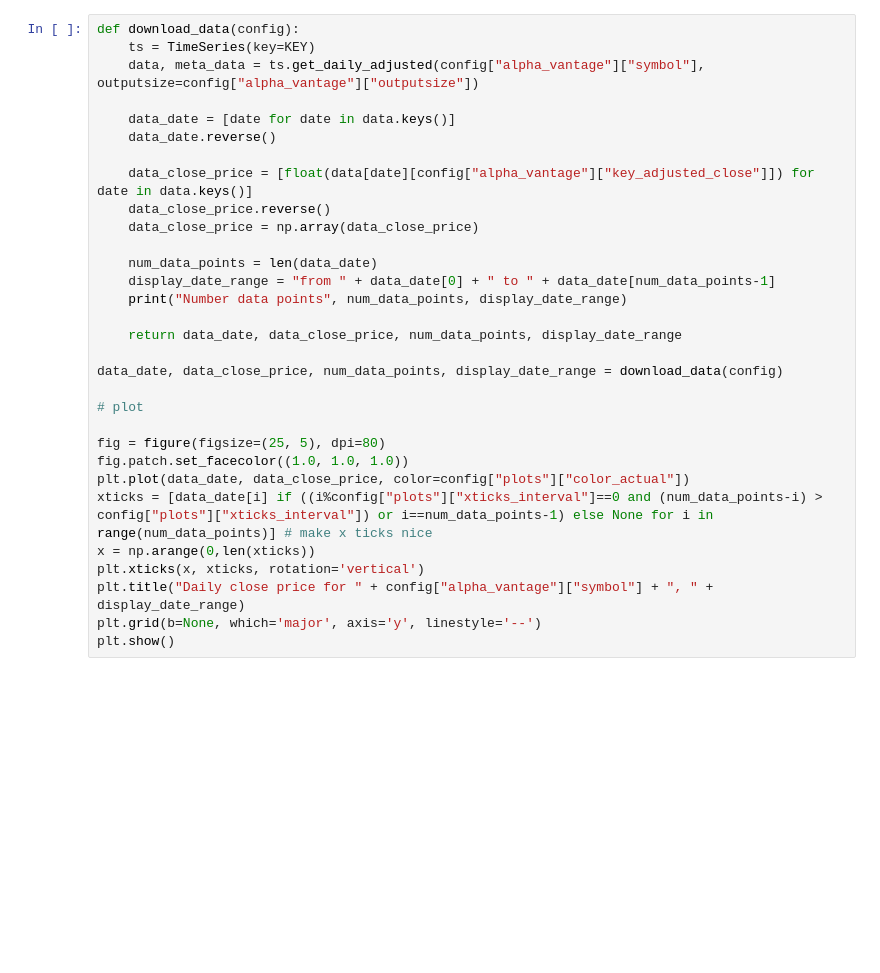
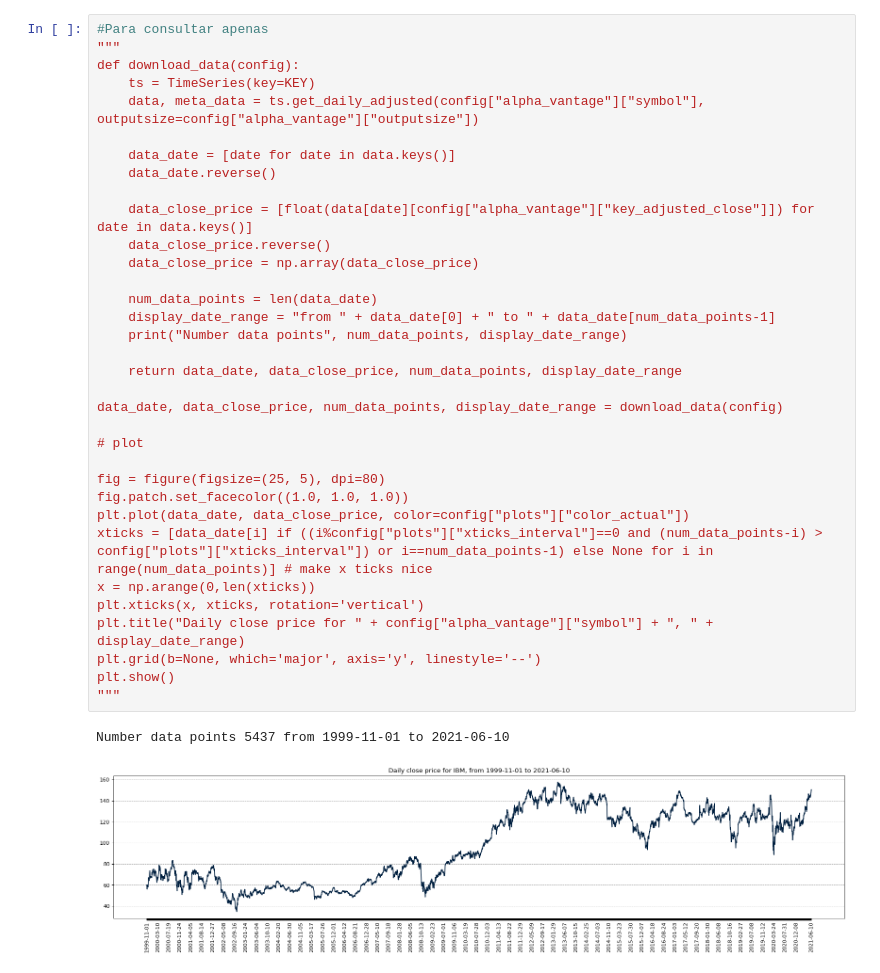
Before and after one commit to leodrivera/Cripto_Modelling, a Jupyter notebook: Cripto_Prediction.ipynb, the cells around one changed output. Drawn from its saved outputs; the diff is of its cells as text; blank space fills up the shorter version.

```diff
--- a/Cripto_Prediction.ipynb
+++ b/Cripto_Prediction.ipynb
@@ -57,31 +214,37 @@ config = {
 # %%
+#Para consultar apenas
+"""
 def download_data(config):
     ts = TimeSeries(key=KEY)
     data, meta_data = ts.get_daily_adjusted(config["alpha_vantage"]["symbol"], outputsize=config["alpha_vantage"]["outputsize"])
 
     data_date = [date for date in data.keys()]
     data_date.reverse()
 
     data_close_price = [float(data[date][config["alpha_vantage"]["key_adjusted_close"]]) for date in data.keys()]
     data_close_price.reverse()
     data_close_price = np.array(data_close_price)
 
     num_data_points = len(data_date)
     display_date_range = "from " + data_date[0] + " to " + data_date[num_data_points-1]
     print("Number data points", num_data_points, display_date_range)
 
     return data_date, data_close_price, num_data_points, display_date_range
 
 data_date, data_close_price, num_data_points, display_date_range = download_data(config)
 
 # plot
 
 fig = figure(figsize=(25, 5), dpi=80)
 fig.patch.set_facecolor((1.0, 1.0, 1.0))
 plt.plot(data_date, data_close_price, color=config["plots"]["color_actual"])
 xticks = [data_date[i] if ((i%config["plots"]["xticks_interval"]==0 and (num_data_points-i) > config["plots"]["xticks_interval"]) or i==num_data_points-1) else None for i in range(num_data_points)] # make x ticks nice
 x = np.arange(0,len(xticks))
 plt.xticks(x, xticks, rotation='vertical')
 plt.title("Daily close price for " + config["alpha_vantage"]["symbol"] + ", " + display_date_range)
 plt.grid(b=None, which='major', axis='y', linestyle='--')
 plt.show()
+"""
+# %% [output]
+Number data points 5437 from 1999-11-01 to 2021-06-10
+[figure, added]
```
Also changed, not shown: parts of 13 cells of this notebook, 2 other files.
